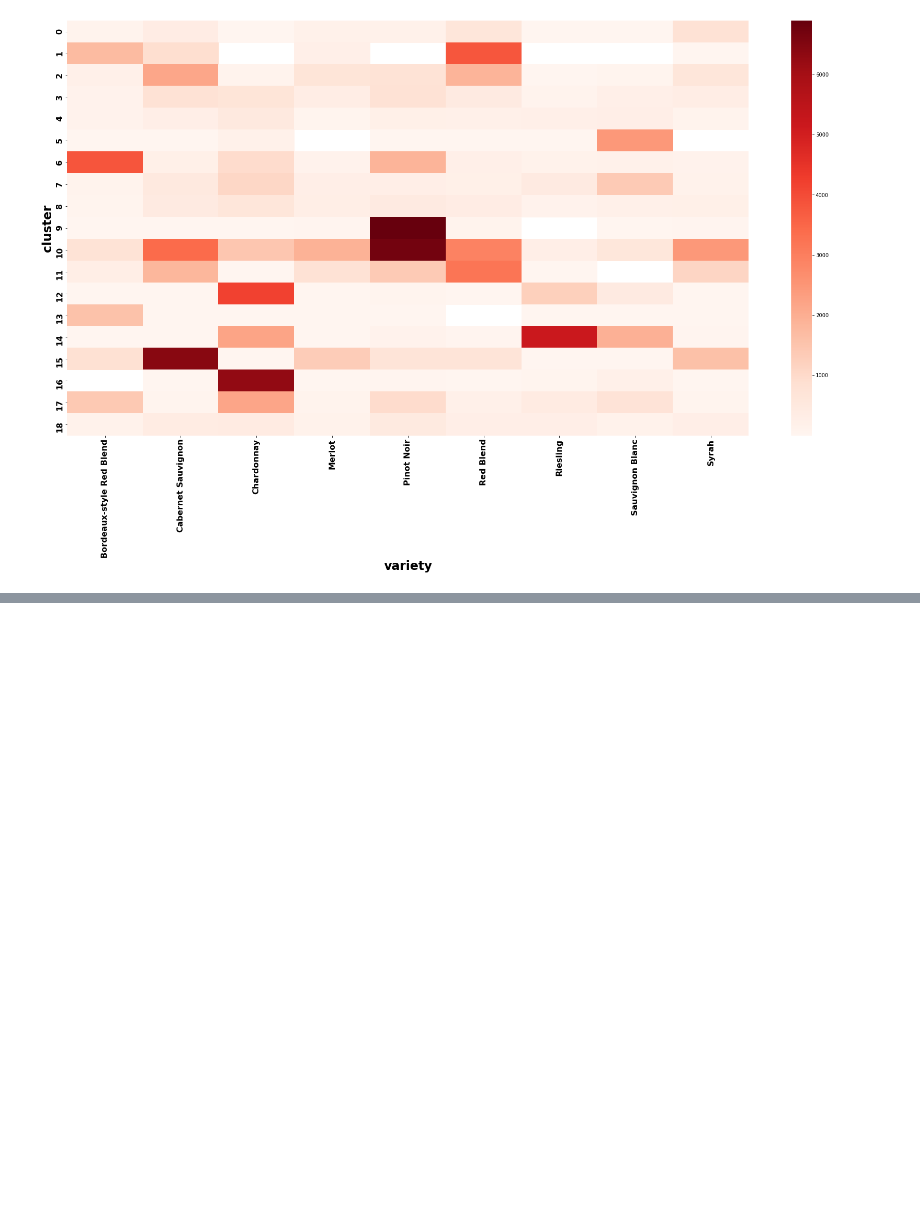
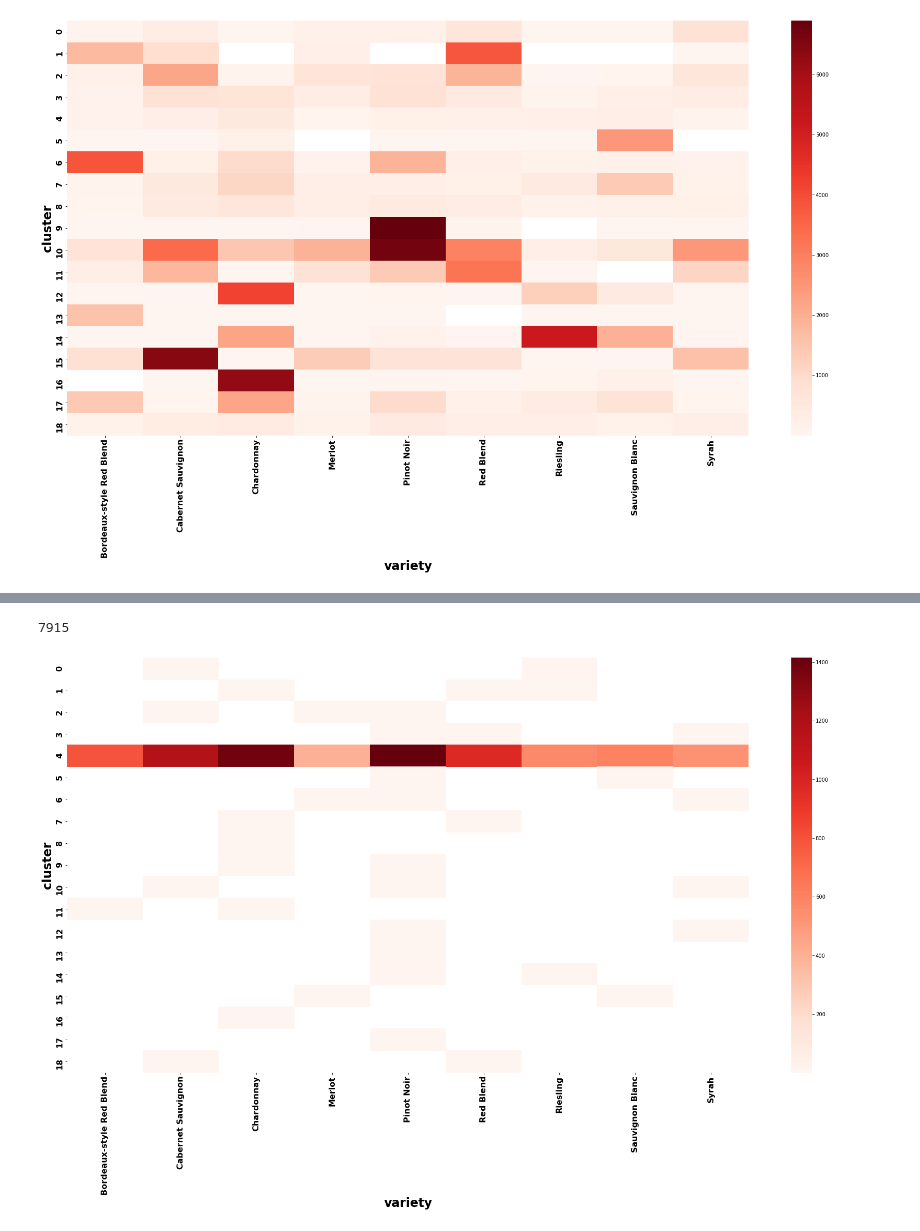
Before and after one commit to agelas/WineReviews, a Jupyter notebook: WineReviews.ipynb, the cells around one changed output, grey strips where cells are left out. Cells and saved outputs as stored; diff of their text form; code cells hidden in the pictures; blank space fills up the shorter version.

Commit message:
Reduced number of clusters for BIRCH, heat map added

```diff
--- a/WineReviews.ipynb
+++ b/WineReviews.ipynb
@@ -236,3 +236,20 @@ word_features2[:50]
+# %%
+#Bootleg transformation pipeline to get dataframe into format I need
+
+def pipeline(data_set, threshold):
+    #first extract common varieties based on threshold of how many times the variety appears in the dataset
+    variety_common = data_set.groupby("variety").filter(lambda x: len(x) > threshold)
+    varieties = variety_common["variety"].value_counts().index.tolist()
+
+    data_set = train_set.drop_duplicates('description')
+    drops = ['.', '. .', '. . .', ',', '"', "'", '?', '!', ':', ';', '(', ')', '[', ']', '{', '}',"%", '$', '+', '/', '-', '1', '2',
+        '3','4','5','6','7','8','9', 'flavor']
+    stop_words = text.ENGLISH_STOP_WORDS.union(drops)
+    desc = variety_common['description'].values
+    vectorizer = TfidfVectorizer(stop_words = stop_words, tokenizer = tokenize, max_features = 500)
+    usable_set = vectorizer.fit_transform(desc)
+    word_features = vectorizer.get_feature_names()
+    return usable_set, word_features, variety_common
 # %%
 from sklearn.cluster import KMeans
 
@@ -392,7 +390,14 @@ X3
+# %%
+#I want a small amount to use Birch on
+birch_train, birch_set = split_train_test(train_set, 0.90)
+
+len(birch_train)
+
+X3, word_features3, dataframe_common = pipeline(birch_train, 400)
 # %%
 from sklearn.cluster import Birch
 
-birch = Birch(threshold = 0.97)
+birch = Birch(threshold = 0.97, n_clusters = 19)
 birch.fit(X3)
 birch.labels_
 # %% [output]
@@ -425,0 +427,22 @@ for num, centroid in enumerate(common_words3):
+# %%
+len(birch.labels_)
+# %% [output]
+7915
+# %%
+#New heat map for clusters
+dataframe_common['cluster'] = birch.labels_
+clusters = dataframe_common.groupby(['cluster', 'variety']).size()
+fig3, ax3 = plt.subplots(figsize = (30, 15))
+sns.heatmap(clusters.unstack(level = 'variety'), ax = ax3, cmap = 'Reds')
+
+ax3.set_xlabel('variety', fontdict = {'weight': 'bold', 'size': 24})
+plt.xticks(rotation = 90)
+ax3.set_ylabel('cluster', fontdict = {'weight': 'bold', 'size': 24})
+for label in ax3.get_xticklabels():
+    label.set_size(16)
+    label.set_weight("bold")
+for label in ax3.get_yticklabels():
+    label.set_size(16)
+    label.set_weight("bold")
+# %% [output]
+[figure, added]
```
Also changed, not shown: parts of 9 cells of this notebook.
